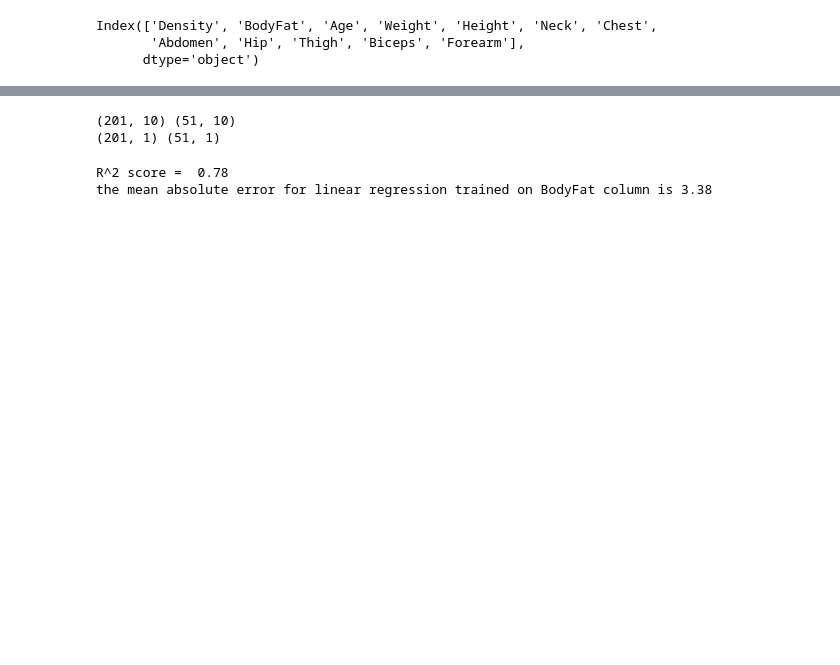
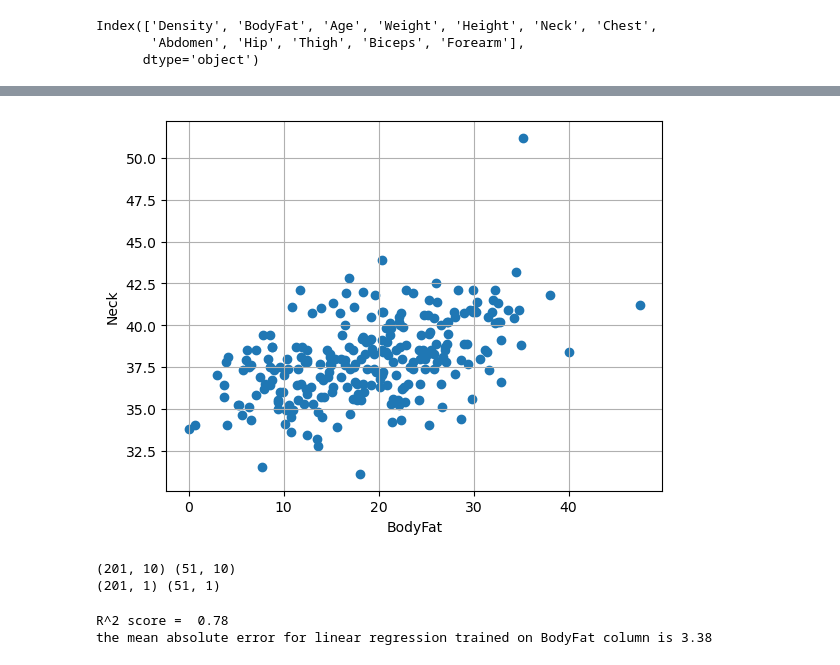
Before and after one commit to AdityaKanawade0565/Body-fat-percentage-estimation-, a Jupyter notebook: BodyFatRandomForest.ipynb, the cells around one changed output, grey strips where cells are left out. Drawn from its saved outputs; the diff is of its cells as text; code cells hidden in the pictures; blank space fills up the shorter version.

```diff
--- a/BodyFatRandomForest.ipynb
+++ b/BodyFatRandomForest.ipynb
@@ -12,3 +54,10 @@ Index(['Density', 'BodyFat', 'Age', 'Weight', 'Height', 'Neck', 'Chest',
+# %%
+plt.scatter(df.BodyFat, df.Neck )
+plt.xlabel('BodyFat')
+plt.ylabel('Neck')
+plt.grid()
+# %% [output]
+[figure, added]
 # %%
 x=df.iloc[:,2:].values
 y=df.iloc[:,1:2].values
```
Also changed, not shown: parts of 8 cells of this notebook, 15 other files.
